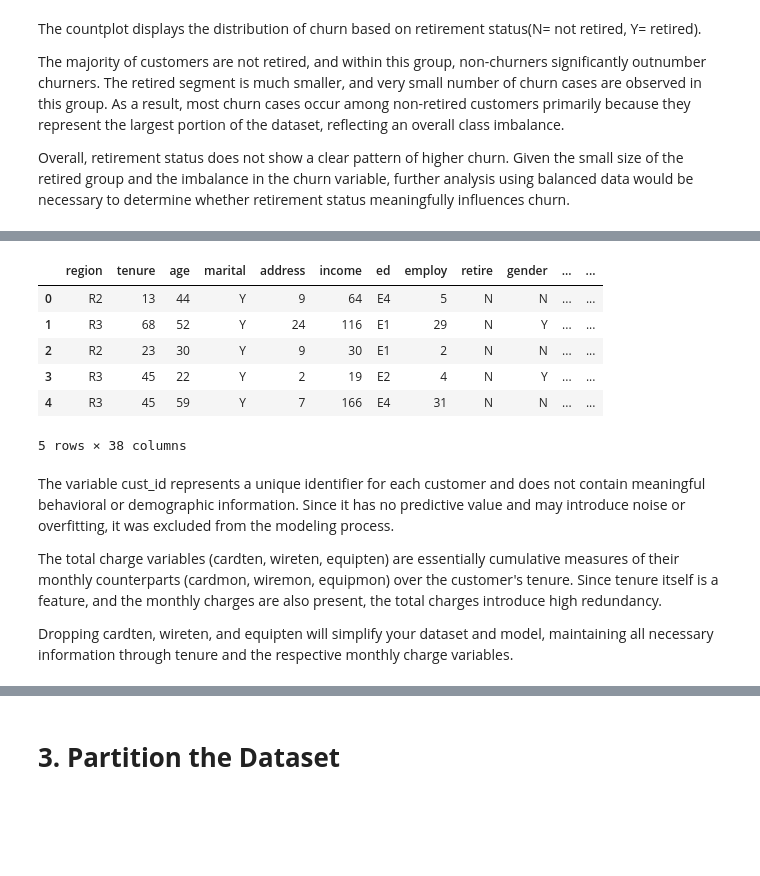
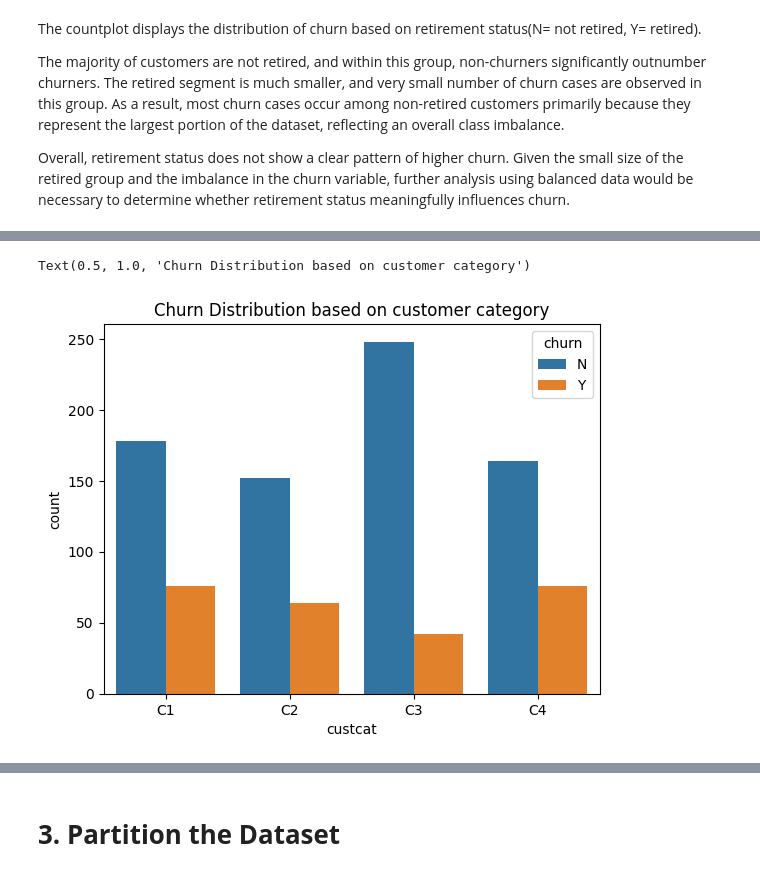
Before and after one commit to Chanbomey/Chanbomey, a Jupyter notebook: Customer_Churn_Project.ipynb, the cells around one changed output, grey strips where cells are left out. Saved outputs shown, nothing was run; the diff lists cells and outputs as text; code cells hidden in the pictures; blank space fills up the shorter version.

```diff
--- a/Customer_Churn_Project.ipynb
+++ b/Customer_Churn_Project.ipynb
@@ -389,18 +405,7 @@ An interesting finding is the strong positive correlation between tenure and lon
-# %%
-# Drop cust_id variable
-customer_churn = customer_churn.drop('cust_id', axis=1)
-display(customer_churn.head())
-# %% [output]
-|  | region | tenure | age | marital | address | income | ed | employ | retire | gender | ... | ... |
-| 0 | R2 | 13 | 44 | Y | 9 | 64 | E4 | 5 | N | N | ... | ... |
-| 1 | R3 | 68 | 52 | Y | 24 | 116 | E1 | 29 | N | Y | ... | ... |
-| 2 | R2 | 23 | 30 | Y | 9 | 30 | E1 | 2 | N | N | ... | ... |
-| 3 | R3 | 45 | 22 | Y | 2 | 19 | E2 | 4 | N | Y | ... | ... |
-| 4 | R3 | 45 | 59 | Y | 7 | 166 | E4 | 31 | N | N | ... | ... |
-5 rows × 38 columns
-# %% [markdown]
-The variable cust_id represents a unique identifier for each customer and does not contain meaningful behavioral or demographic information. Since it has no predictive value and may introduce noise or overfitting, it was excluded from the modeling process.
-
-The total charge variables (cardten, wireten, equipten) are essentially cumulative measures of their monthly counterparts (cardmon, wiremon, equipmon) over the customer's tenure. Since tenure itself is a feature, and the monthly charges are also present, the total charges introduce high redundancy.
-
-Dropping cardten, wireten, and equipten will simplify your dataset and model, maintaining all necessary information through tenure and the respective monthly charge variables.
+# %%
+# Countplot to visualize churn distribution based on customer category
+snsplot = sns.countplot(x = 'custcat', hue = 'churn', data = customer_churn)
+snsplot.set_title("Churn Distribution based on customer category")
+# %% [output]
+Text(0.5, 1.0, 'Churn Distribution based on customer category')
+[figure, added]
```
Also changed, not shown: parts of 94 cells of this notebook.
